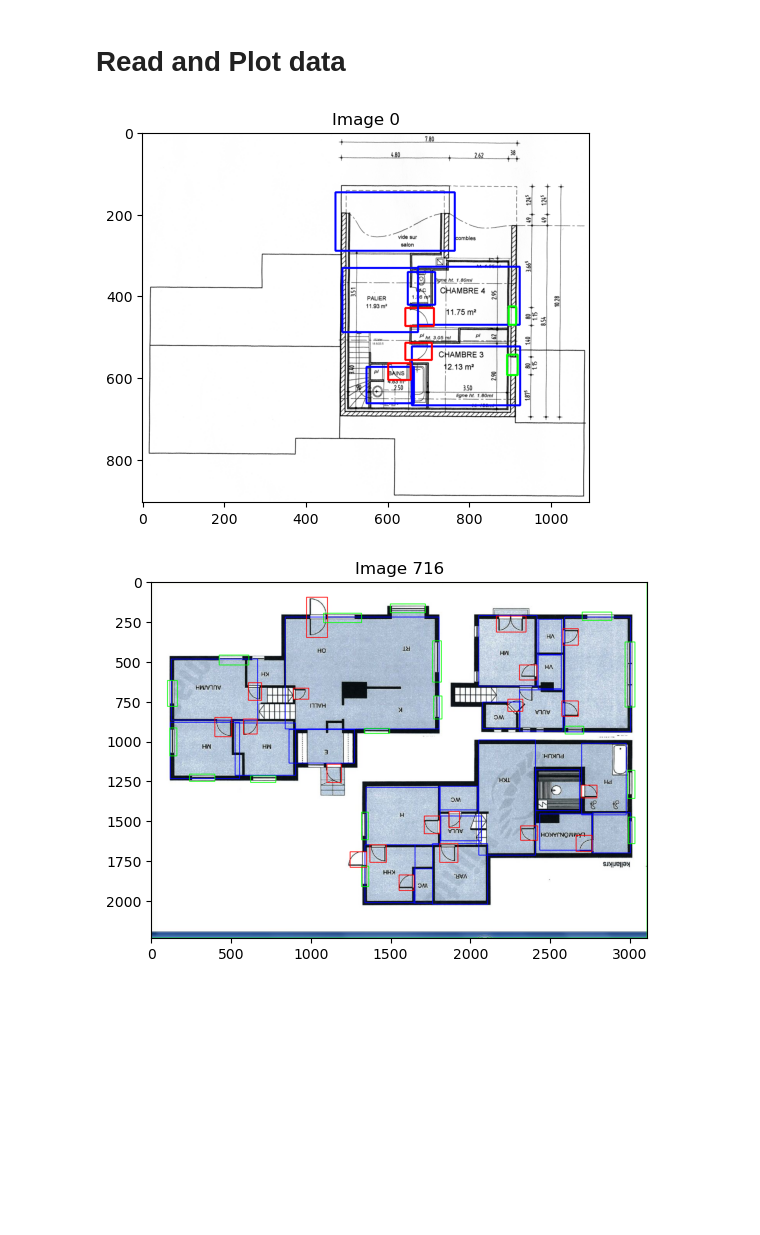
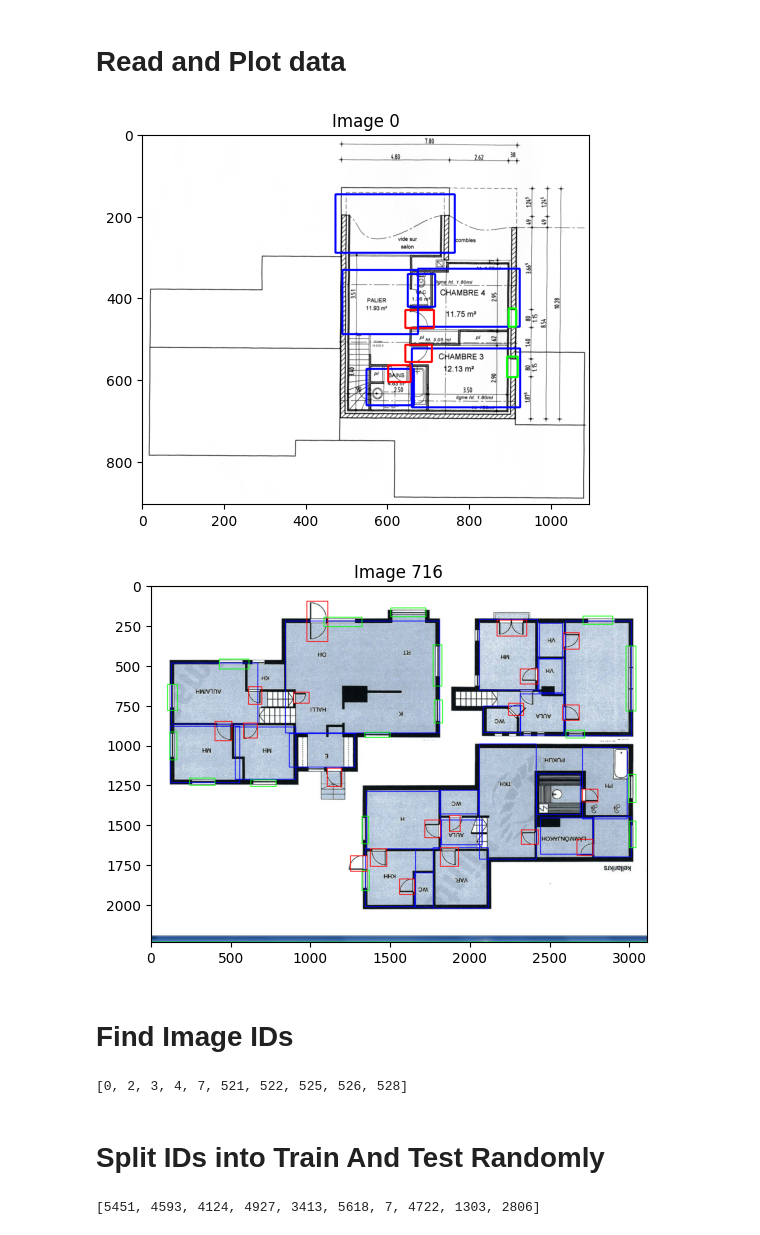
Before and after one commit to liduanken/ktp_bcu_floorplan_detection_task, a Jupyter notebook: detection.ipynb, the cells around one changed output. Cells and saved outputs as stored; diff of their text form; code cells hidden in the pictures; blank space fills up the shorter version.

Commit message:
Find all image ids and split them into training and test set

```diff
--- a/detection.ipynb
+++ b/detection.ipynb
@@ -4,0 +7,5 @@ import cv2
+# %%
+DATA_DIR = "training"
+# %%
+IMG_DIR = os.path.join(DATA_DIR, "images")
+IMG_DIR
@@ -4,0 +14,3 @@ import cv2
+# %%
+LABEL_DIR = os.path.join(DATA_DIR, "labels")
+LABEL_DIR
@@ -11,45 +25,82 @@ array(['door', 'window', 'zone'], dtype='<U6')
 # Read and Plot data
 # %%
 def get_data(img_id):
-    data = np.loadtxt("training/labels/%d.txt" %img_id)
-    img = cv2.imread("training/images/%d.png" % img_id)
+
+    label_path = os.path.join(LABEL_DIR, "%d.txt" %img_id)
+    data = np.loadtxt(label_path)
+
+    img_path = os.path.join(IMG_DIR, "%d.png" % img_id)
+    img = cv2.imread(img_path)
     img = cv2.cvtColor(img, cv2.COLOR_BGR2RGB)
+
     labels = data[:, 0]
+    labels = labels.astype(np.int8)
+
     boxes = data[:, 1:]
-    labels = labels.astype(np.int8)
+
+    boxes[:,0] -= boxes[:,2]/2
+    boxes[:,1] -= boxes[:,3]/2
+    boxes[:,2] += boxes[:,0]
+    boxes[:,3] += boxes[:,1]
+
     return img, labels, boxes
 
-def plot_data(img, labels, boxes):
+def scale_box(img, boxes):
     boxes[:,0] = boxes[:,0] * img.shape[1]
     boxes[:,1] = boxes[:,1] * img.shape[0]
     boxes[:,2] = boxes[:,2] * img.shape[1]
     boxes[:,3] = boxes[:,3] * img.shape[0]
-    boxes[:,0] -= boxes[:,2]/2
-    boxes[:,1] -= boxes[:,3]/2
-    boxes[:,2] += boxes[:,0]
-    boxes[:,3] += boxes[:,1]
+    return boxes
+
+def plot_data(img, labels, boxes):
+
+    boxes = scale_box(img, boxes)
+
     boxes = np.round(boxes).astype(np.int32)
 
     colors = [(255, 0, 0), (0, 255, 0), (0, 0, 255)]
 
 
     for label, box in zip(labels, boxes):
         cv2.rectangle(img,
                       (box[0], box[1]),
                       ( box[2], box[3]),
                       colors[label], 3)
 
     plt.imshow(img)
 
 
 def plot_img(img_id):
     img, labels, boxes = get_data(img_id)
     plot_data(img, labels, boxes)
     plt.title("Image %d" %img_id)
     plt.show()
 
 plot_img(0)
 plot_img(716)
 # %% [output]
-[figure, old version]
+[figure, new version]
-[figure, old version]
+[figure, new version]
+# %% [markdown]
+# Find Image IDs
+# %%
+png_files = [file for file in os.listdir(IMG_DIR) if file.endswith('.png')]
+img_ids = [int(os.path.splitext(file)[0]) for file in png_files]
+img_ids = sorted(img_ids)
+img_ids[:10]
+# %% [output]
+[0, 2, 3, 4, 7, 521, 522, 525, 526, 528]
+# %% [markdown]
+# Split IDs into Train And Test Randomly
+# %%
+random.seed(0)
+total_samples = 6802
+img_ids = list(range(total_samples))
+random.shuffle(img_ids)
+test_ratio = 0.3
+num_train = round(total_samples * (1-test_ratio))
+train_ids = img_ids[:num_train]
+test_ids = img_ids[num_train:]
+train_ids[:10]
+# %% [output]
+[5451, 4593, 4124, 4927, 3413, 5618, 7, 4722, 1303, 2806]
```
Also changed, not shown: parts of 5 cells of this notebook.
